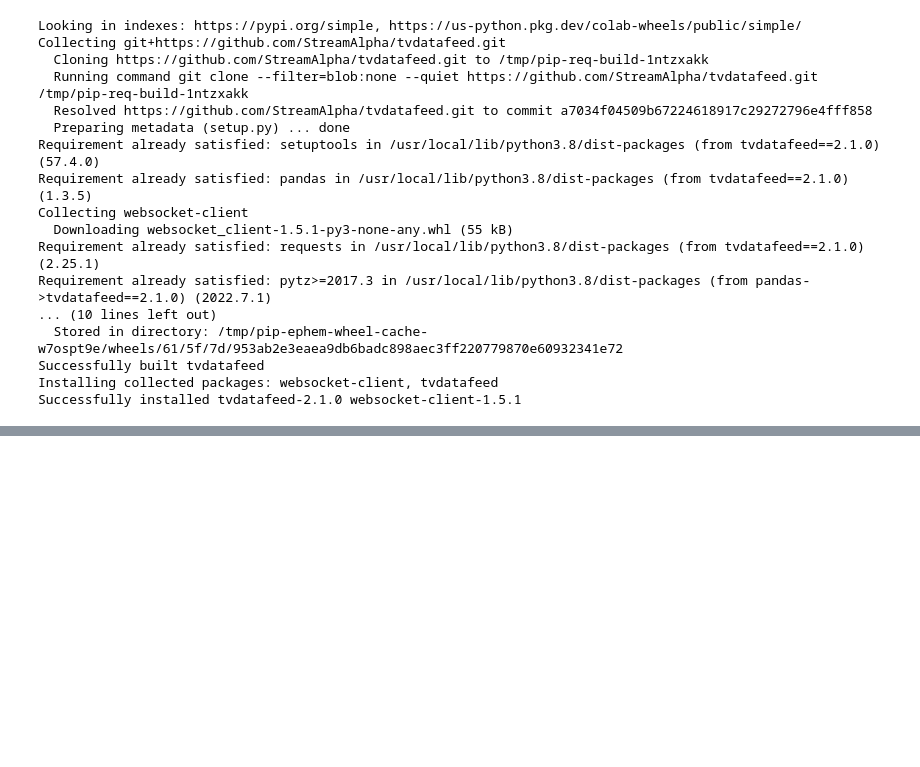
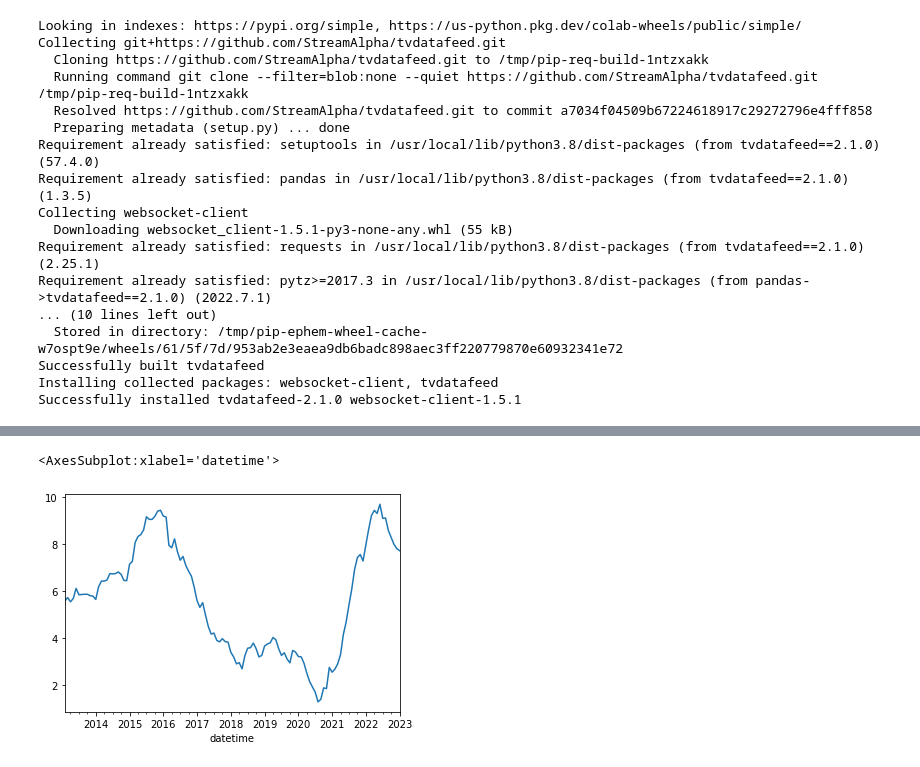
Before and after one commit to Edu-Moreira/Estudos-de-Python, a Jupyter notebook: TVDataFeed.ipynb, the cells around one changed output, grey strips where cells are left out. Cells and saved outputs as stored; diff of their text form; code cells hidden in the pictures; blank space fills up the shorter version.

```diff
--- a/TVDataFeed.ipynb
+++ b/TVDataFeed.ipynb
@@ -31,0 +28,6 @@ WARNING:tvDatafeed.main:you are using nologin method, data you access may be lim
+# %%
+username = 'YourTradingViewUserName'
+password = 'YourTradingViewPassword'
+
+
+tv = TvDatafeed(username,password)
@@ -31,0 +55,7 @@ WARNING:tvDatafeed.main:you are using nologin method, data you access may be lim
+# %%
+InflacaoBR = tv.get_hist('BRCIR','',Interval.in_monthly,120)['close']
+# %%
+InflacaoBR.close.plot()
+# %% [output]
+<AxesSubplot:xlabel='datetime'>
+[figure, added]
```
Also changed, not shown: parts of 13 cells of this notebook.
